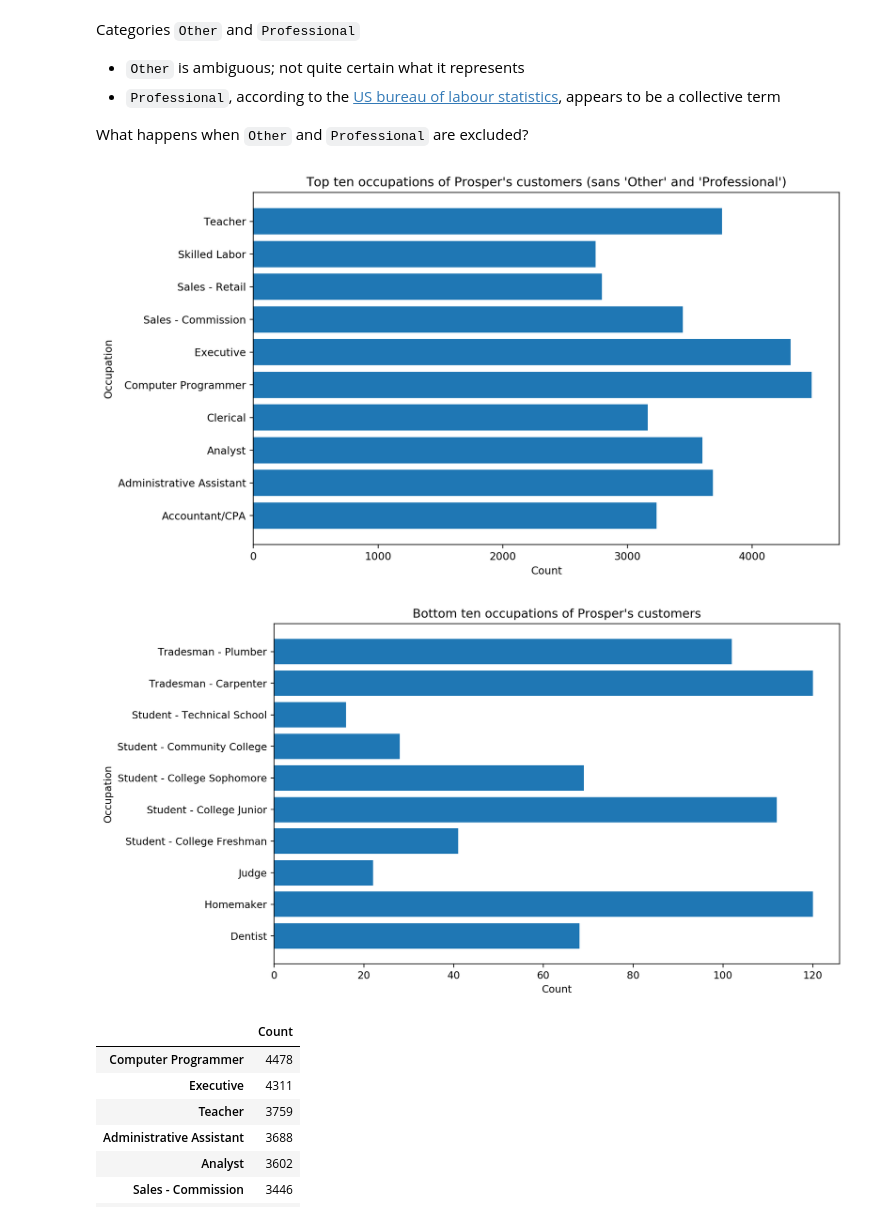
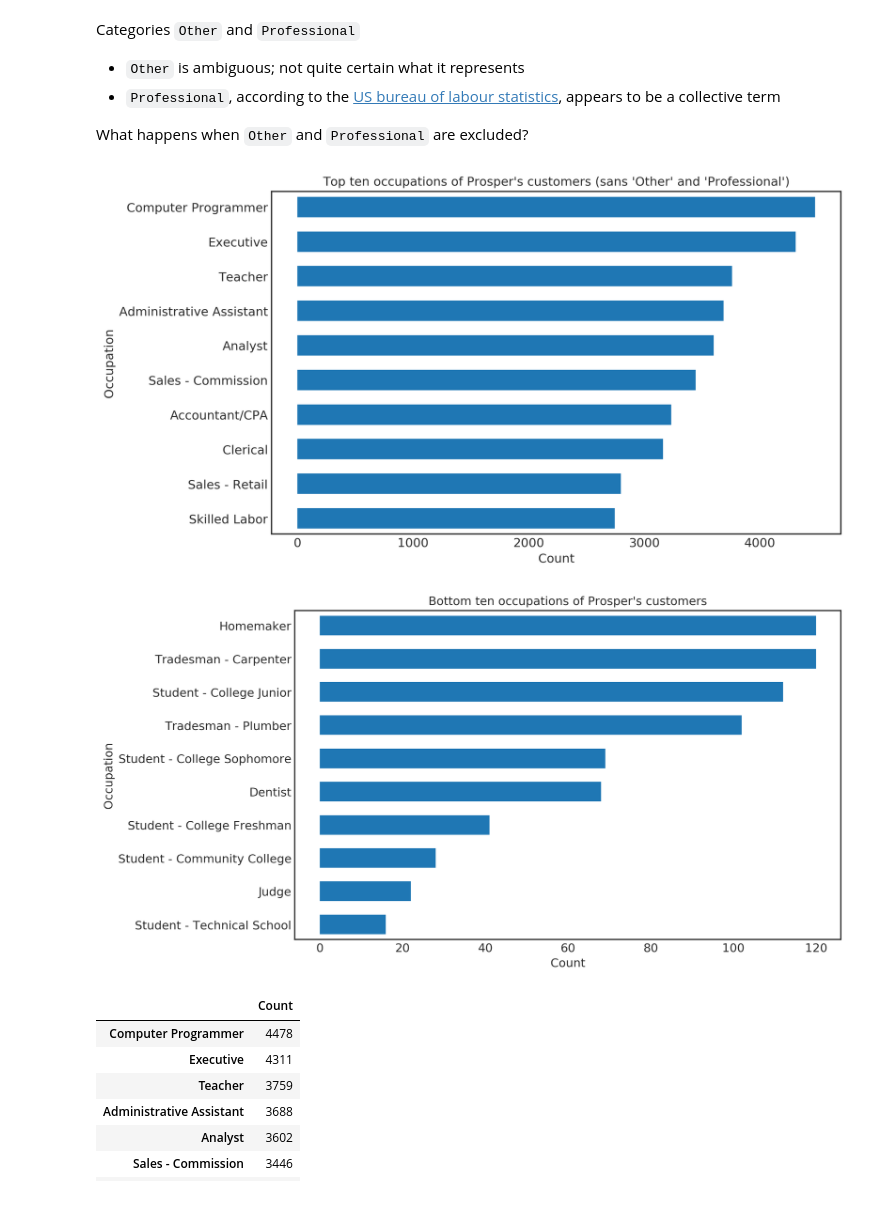
Before and after one commit to brk-a/alx-t-data-analyst, a Jupyter notebook: 0x02-project_3_visualise_data/Part_I_exploration_template.ipynb, the cells around one changed output. Drawn from its saved outputs; the diff is of its cells as text; code cells hidden in the pictures.

```diff
--- a/0x02-project_3_visualise_data/Part_I_exploration_template.ipynb
+++ b/0x02-project_3_visualise_data/Part_I_exploration_template.ipynb
@@ -213,6 +221,27 @@ def group_sum(var_1, var_2):
         return sum_gp_data
     else:
         print(f'Check that both arguments are columns of s pandas DF and try again')
+# %%
+'''
+function to create and sort a DF
+
+3 params:
+@x: pandas series #1
+@y: pandas series #2
+@ascending: bool, default T
+
+return: pandas DF
+'''
+def custom_sort_df(x, y, ascending:bool=True):
+    """function custom_sort_df"""
+    try:
+        dd = pd.DataFrame({k:v for (k, v) in zip(x, y)}, index=['Count']).transpose()
+        dd.sort_values('Count', inplace=True, ascending=ascending)
+        dd.reset_index(inplace=True)
+        return dd
+    except:
+        print(f'Check that x and y are pandas series and try again')
+        raise
 # %%
 '''
 function to confirm that a file has been created
@@ -661,21 +694,29 @@ What happens when `Other` and `Professional` are excluded?
 y = df.Occupation.value_counts().values[2:12]
 x = df.Occupation.value_counts().index[2:12]
 
+#sort top 10
+dd = custom_sort_df(x, y)
+
 #create viz
 create_fig('Count', 'Occupation', 'Top ten occupations of Prosper\'s customers (sans \'Other\' and \'Professional\')' )
-plt.barh(x, y, color=default_blue);
+plt.hlines(y=dd.index, xmin=0, xmax=dd.Count, color=default_blue, linewidth=20)
+plt.yticks(np.arange(len(x)), dd.iloc[:,0]);
 # %% [output]
-[figure, old version]
+[figure, new version]
 # %%
 #Occupation: bottom 10
 y = df.Occupation.value_counts().values[-10:]
 x = df.Occupation.value_counts().index[-10:]
 
+#sort bottom 10
+dd = custom_sort_df(x, y)
+
 #create viz
 create_fig('Count', 'Occupation', 'Bottom ten occupations of Prosper\'s customers' )
-plt.barh(x, y, color=default_blue);
+plt.hlines(y=dd.index, xmin=0, xmax=dd.Count, color=default_blue, linewidth=20)
+plt.yticks(np.arange(len(x)), dd.iloc[:,0]);
 # %% [output]
-[figure, old version]
+[figure, new version]
 # %%
 #show top ten sans 2 unclear categories
 y = df.Occupation.value_counts().values[2:12]
```
Also changed, not shown: parts of 15 cells of this notebook.
